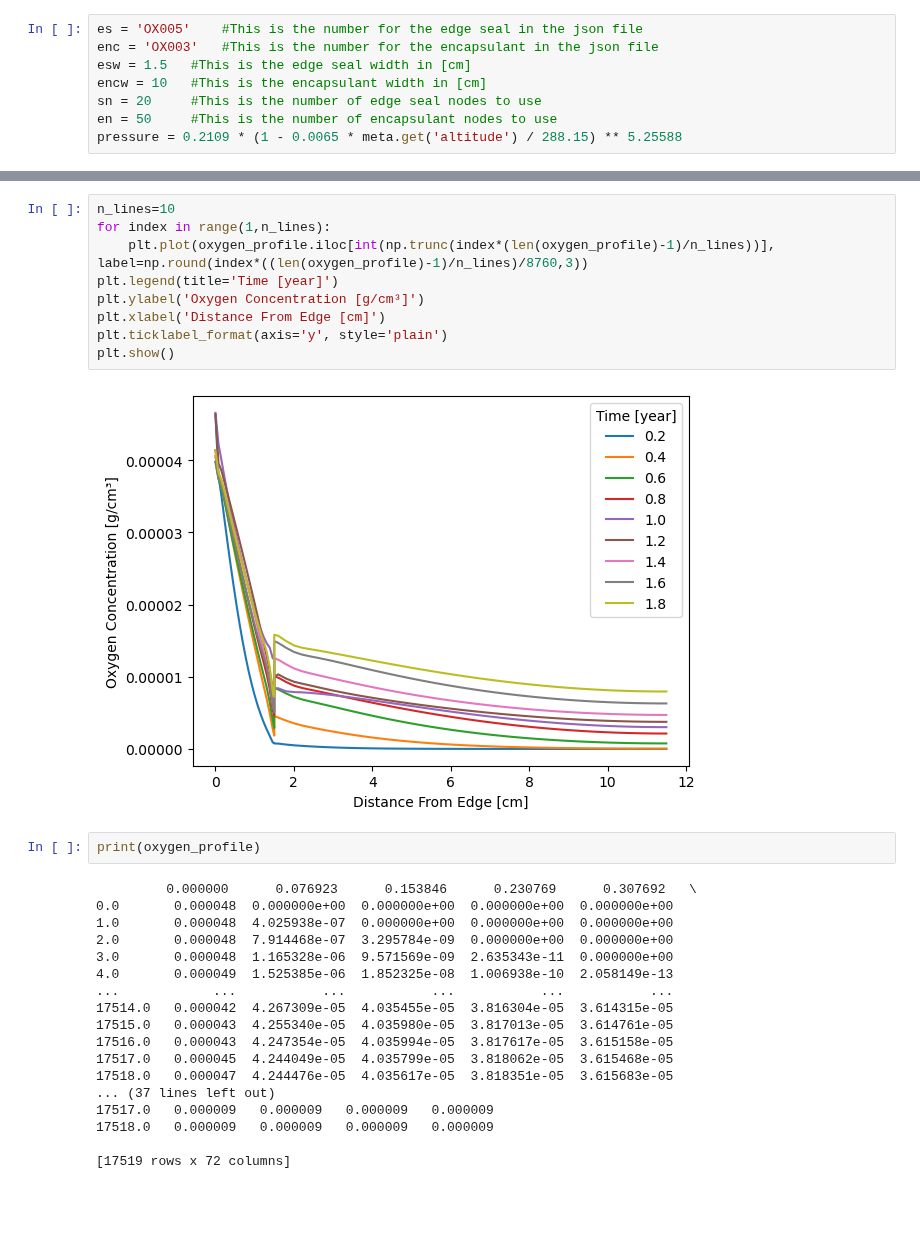
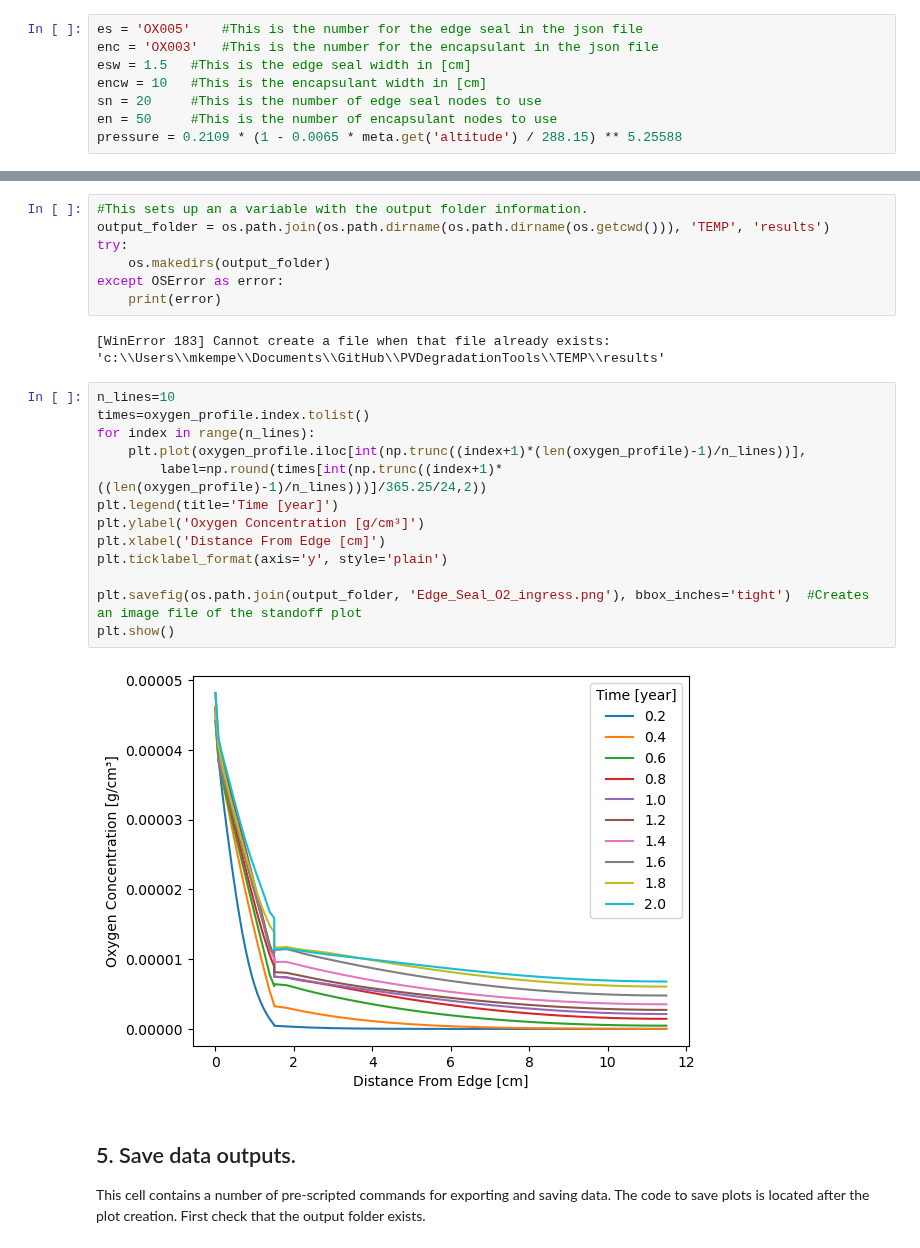
Before and after one commit to NREL/PVDegradationTools, a Jupyter notebook: tutorials_and_tools/tutorials_and_tools/Tools-Edge Seal Oxygen Ingress.ipynb, the cells around one changed output, grey strips where cells are left out. Drawn from its saved outputs; the diff is of its cells as text; blank space fills up the shorter version.

Commit message:
Update Tools-Edge Seal Oxygen Ingress.ipynb
Added in better plotting and some data output functions.

```diff
--- a/tutorials_and_tools/tutorials_and_tools/Tools-Edge Seal Oxygen Ingress.ipynb
+++ b/tutorials_and_tools/tutorials_and_tools/Tools-Edge Seal Oxygen Ingress.ipynb
@@ -110,31 +110,28 @@ The encapsulant is None .
+# %%
+#This sets up an a variable with the output folder information.
+output_folder = os.path.join(os.path.dirname(os.path.dirname(os.getcwd())), 'TEMP', 'results')
+try:
+    os.makedirs(output_folder)
+except OSError as error:
+    print(error)
+# %% [output]
+[WinError 183] Cannot create a file when that file already exists: 'c:\\Users\\mkempe\\Documents\\GitHub\\PVDegradationTools\\TEMP\\results'
 # %%
 n_lines=10
-for index in range(1,n_lines):
-    plt.plot(oxygen_profile.iloc[int(np.trunc(index*(len(oxygen_profile)-1)/n_lines))], label=np.round(index*((len(oxygen_profile)-1)/n_lines)/8760,3))
+times=oxygen_profile.index.tolist()
+for index in range(n_lines):
+    plt.plot(oxygen_profile.iloc[int(np.trunc((index+1)*(len(oxygen_profile)-1)/n_lines))],
+        label=np.round(times[int(np.trunc((index+1)*((len(oxygen_profile)-1)/n_lines)))]/365.25/24,2))
 plt.legend(title='Time [year]')
 plt.ylabel('Oxygen Concentration [g/cm³]')
 plt.xlabel('Distance From Edge [cm]')
 plt.ticklabel_format(axis='y', style='plain')
+
+plt.savefig(os.path.join(output_folder, 'Edge_Seal_O2_ingress.png'), bbox_inches='tight')  #Creates an image file of the standoff plot
 plt.show()
 # %% [output]
-[figure, old version]
+[figure, new version]
-# %%
-print(oxygen_profile)
-# %% [output]
-         0.000000      0.076923      0.153846      0.230769      0.307692   \
-0.0       0.000048  0.000000e+00  0.000000e+00  0.000000e+00  0.000000e+00
-1.0       0.000048  4.025938e-07  0.000000e+00  0.000000e+00  0.000000e+00
-2.0       0.000048  7.914468e-07  3.295784e-09  0.000000e+00  0.000000e+00
-3.0       0.000048  1.165328e-06  9.571569e-09  2.635343e-11  0.000000e+00
-4.0       0.000049  1.525385e-06  1.852325e-08  1.006938e-10  2.058149e-13
-...            ...           ...           ...           ...           ...
-17514.0   0.000042  4.267309e-05  4.035455e-05  3.816304e-05  3.614315e-05
-17515.0   0.000043  4.255340e-05  4.035980e-05  3.817013e-05  3.614761e-05
-17516.0   0.000043  4.247354e-05  4.035994e-05  3.817617e-05  3.615158e-05
-17517.0   0.000045  4.244049e-05  4.035799e-05  3.818062e-05  3.615468e-05
-17518.0   0.000047  4.244476e-05  4.035617e-05  3.818351e-05  3.615683e-05
-... (37 lines left out)
-17517.0   0.000009   0.000009   0.000009   0.000009
-17518.0   0.000009   0.000009   0.000009   0.000009
-
-[17519 rows x 72 columns]
+# %% [markdown]
+## 5. Save data outputs.
+
+This cell contains a number of pre-scripted commands for exporting and saving data. The code to save plots is located after the plot creation. First check that the output folder exists.
```
Also changed, not shown: parts of 5 cells of this notebook.
